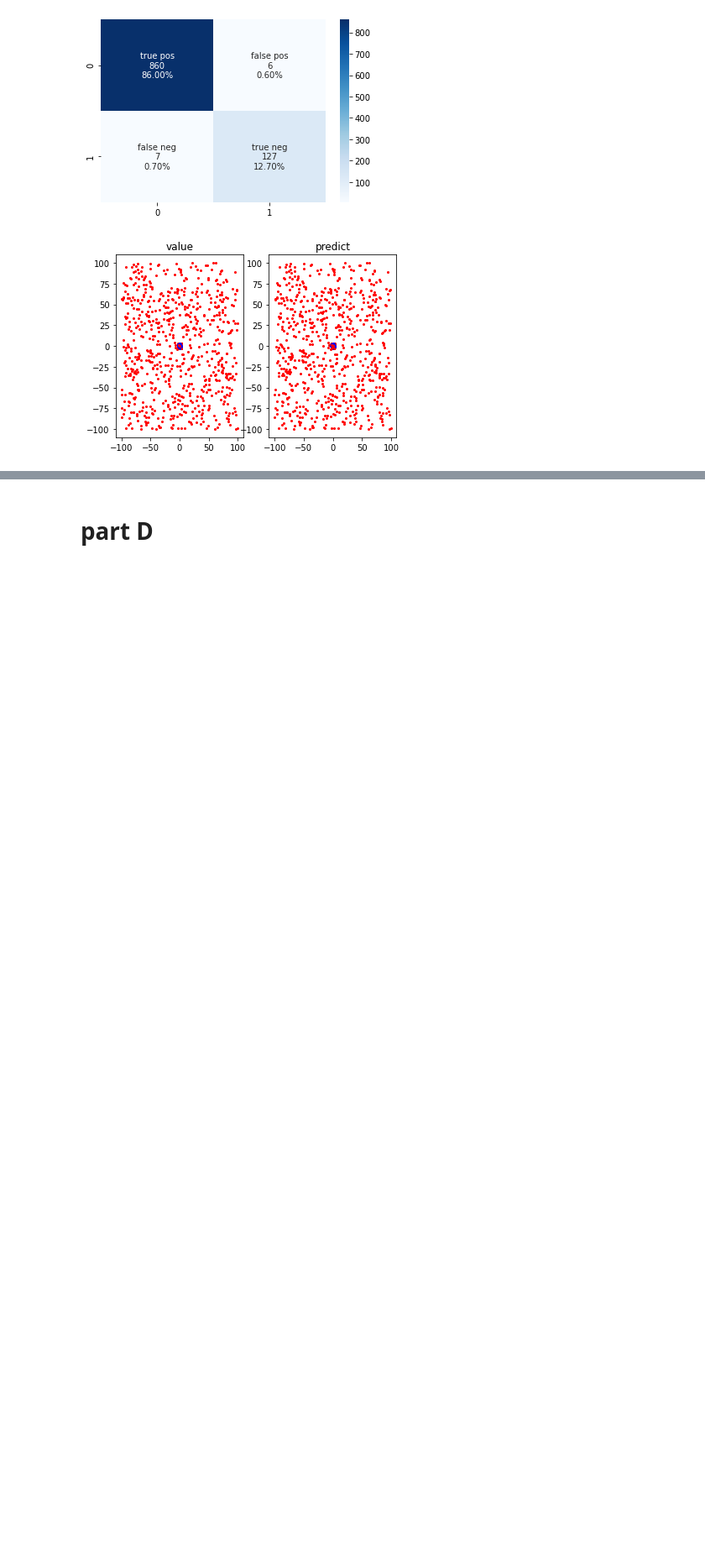
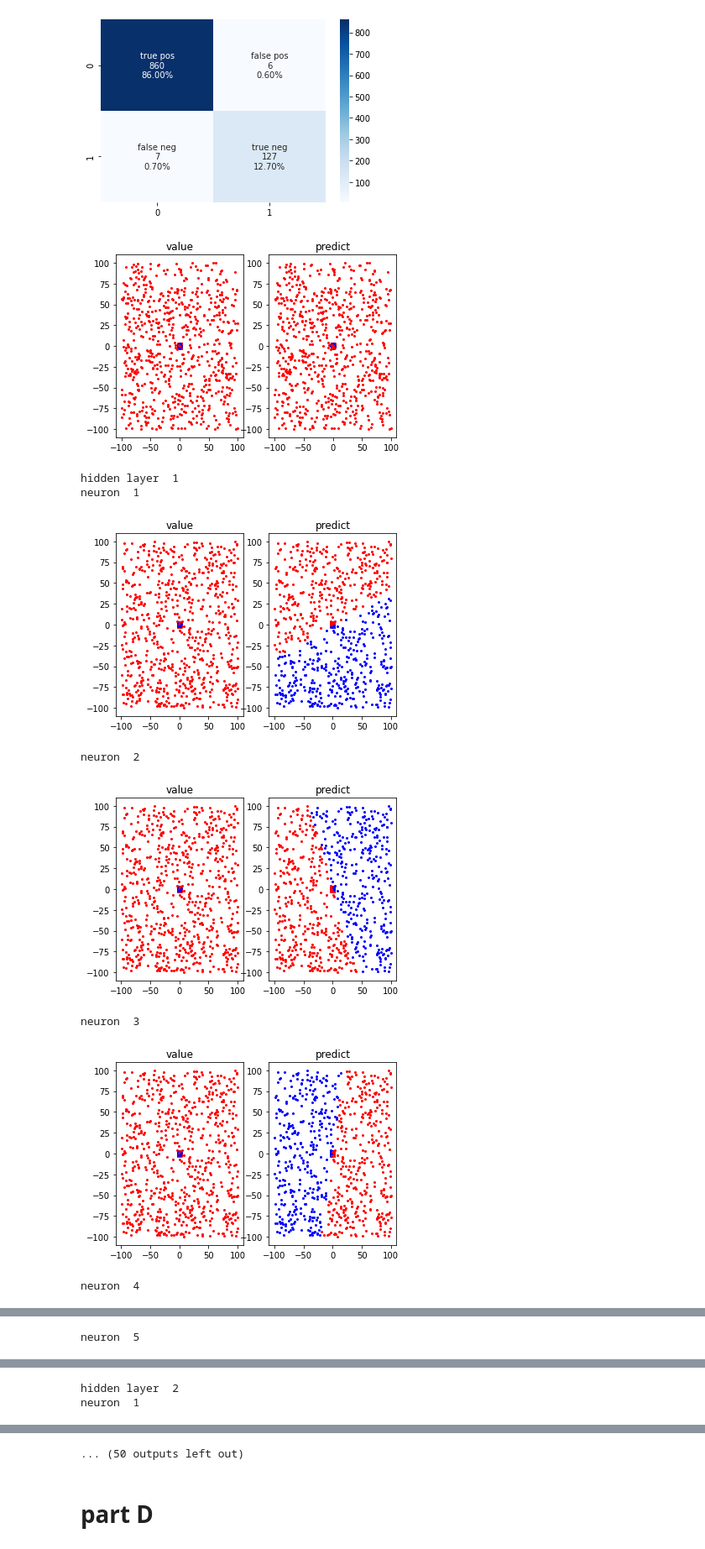
Before and after one commit to TaliaSeada/NeuroComputation_firstProject, a Jupyter notebook: C_D/C D.ipynb, the cells around one changed output, grey strips where cells are left out. Shown at 84% size. Drawn from its saved outputs; the diff is of its cells as text; code cells hidden in the pictures; blank space fills up the shorter version.

```diff
--- a/C_D/C D.ipynb
+++ b/C_D/C D.ipynb
@@ -318,7 +344,7 @@ trainb = build_data_partB(9)
 net2=NeuralNetwork(0.01,trainb,(5,10,10,5))
 net2.fit()
 print("plotting train")
-plotting_train(trainb)
+plotting_train1(trainb)
 # net2.lookin(trainb)
 
 print("first test")
@@ -370,3 +396,14 @@ second test
 weighted avg       0.99      0.99      0.99      1000
 [figure]
 [figure]
+# %%
+net2.lookin(trainb)
+# %% [output]
+hidden layer  1
+neuron  1
+[figure, added]
+neuron  2
+[figure, added]
+neuron  3
+[figure, added]
+neuron  4
@@ -372,0 +411 @@ weighted avg       0.99      0.99      0.99      1000
+neuron  5
@@ -372,0 +413,2 @@ weighted avg       0.99      0.99      0.99      1000
+hidden layer  2
+neuron  1
@@ -373,3 +416,4 @@ weighted avg       0.99      0.99      0.99      1000
+... (50 outputs left out)
 # %%
 # net2.lookin(first_testb)
 # %%
```
Also changed, not shown: parts of 10 cells of this notebook.
